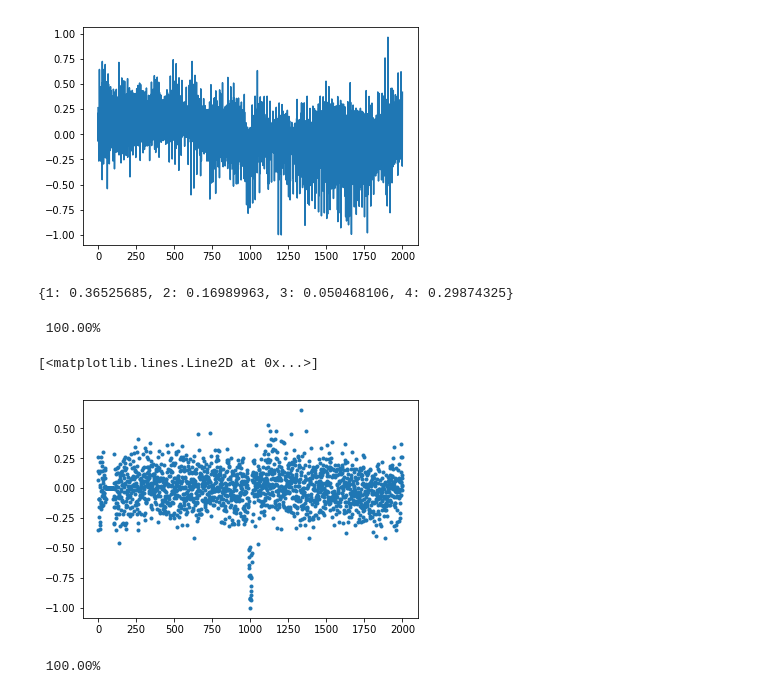
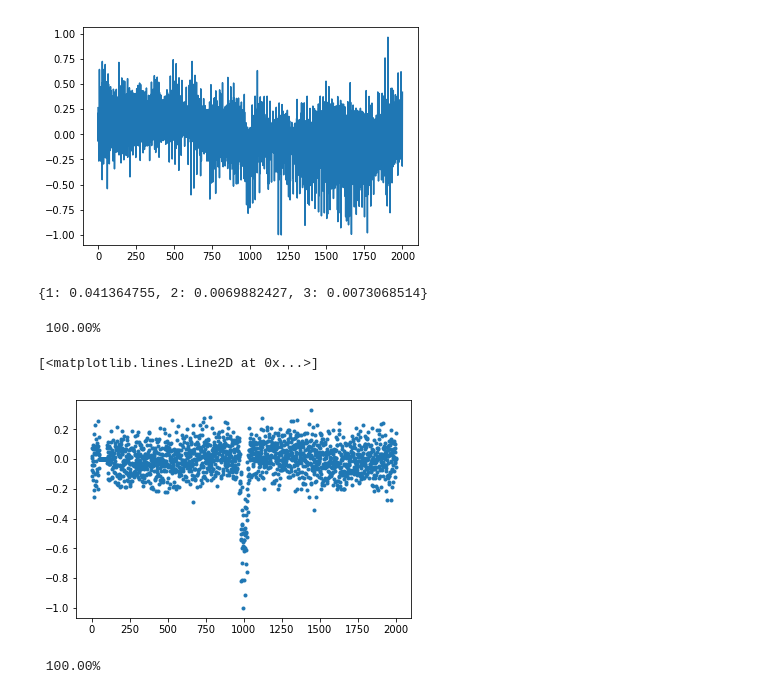
Before and after one commit to grewwc/exoplanet, a Jupyter notebook: train.ipynb, the cells around one changed output. Cells and saved outputs as stored; diff of their text form; code cells hidden in the pictures.

```diff
--- a/train.ipynb
+++ b/train.ipynb
@@ -316,6 +313,6 @@ plt.plot(get_binned_normalized_flux_by_IDs('1161345', overwrite=1)[0][0])
 [<matplotlib.lines.Line2D at 0x...>]
 [figure]
 # %%
-test_kepid(m, '2010414', dr24=1)
+test_kepid(m, '6062088', dr24=1)
 # %% [output]
-{1: 0.36525685, 2: 0.16989963, 3: 0.050468106, 4: 0.29874325}
+{1: 0.041364755, 2: 0.0069882427, 3: 0.0073068514}
@@ -322,9 +321,9 @@ test_kepid(m, '2010414', dr24=1)
 # %%
-plt.plot(block(get_binned_normalized_flux_by_IDs('5956342', overwrite=0)[0][0], 50, 100), '.')
+plt.plot(block(get_binned_normalized_flux_by_IDs('6062088', overwrite=0)[0][0], 50, 100), '.')
 # %% [output]
  100.00%
 [<matplotlib.lines.Line2D at 0x...>]
-[figure, old version]
+[figure, new version]
 # %%
 plt.plot(get_binned_normalized_flux_by_IDs('5956342', overwrite=0)[0][0], '.')
 # %% [output]
```
Also changed, not shown: parts of 15 cells of this notebook, 5 other files.
